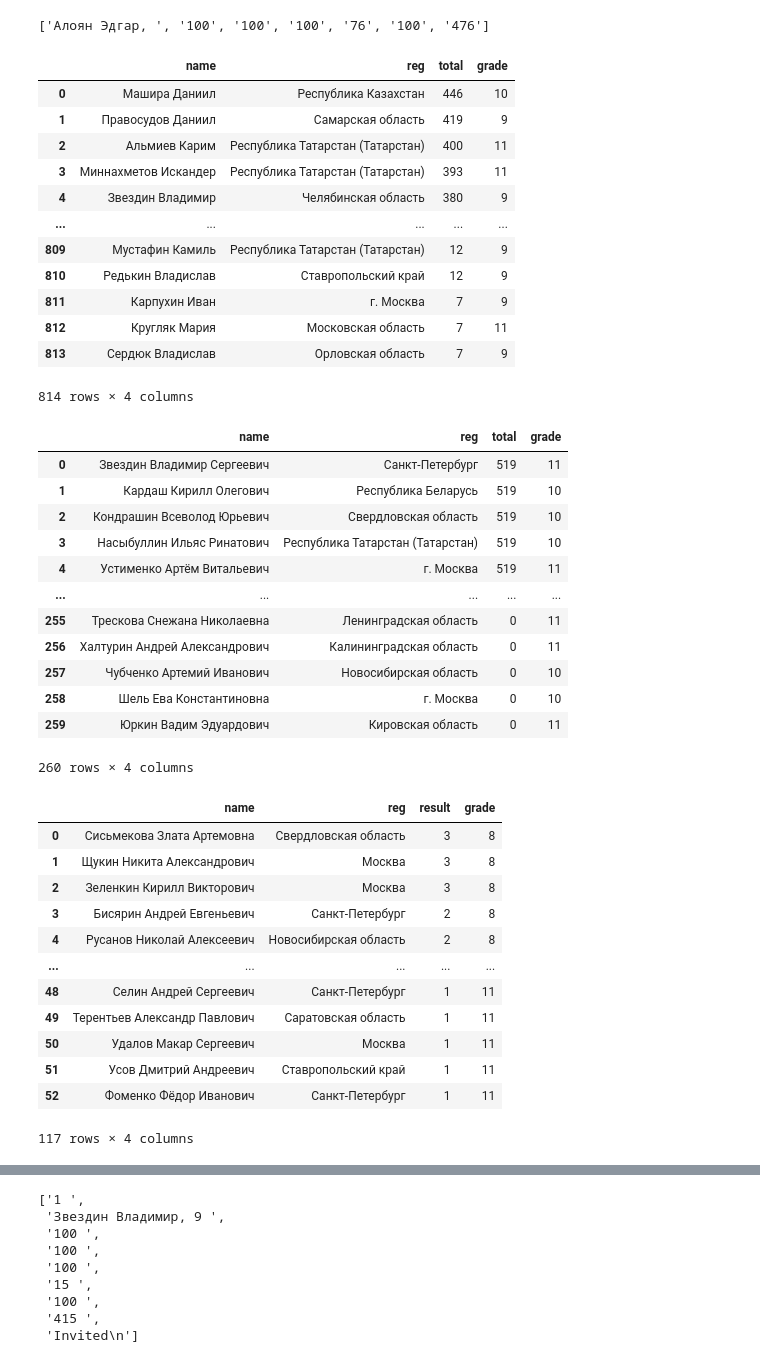
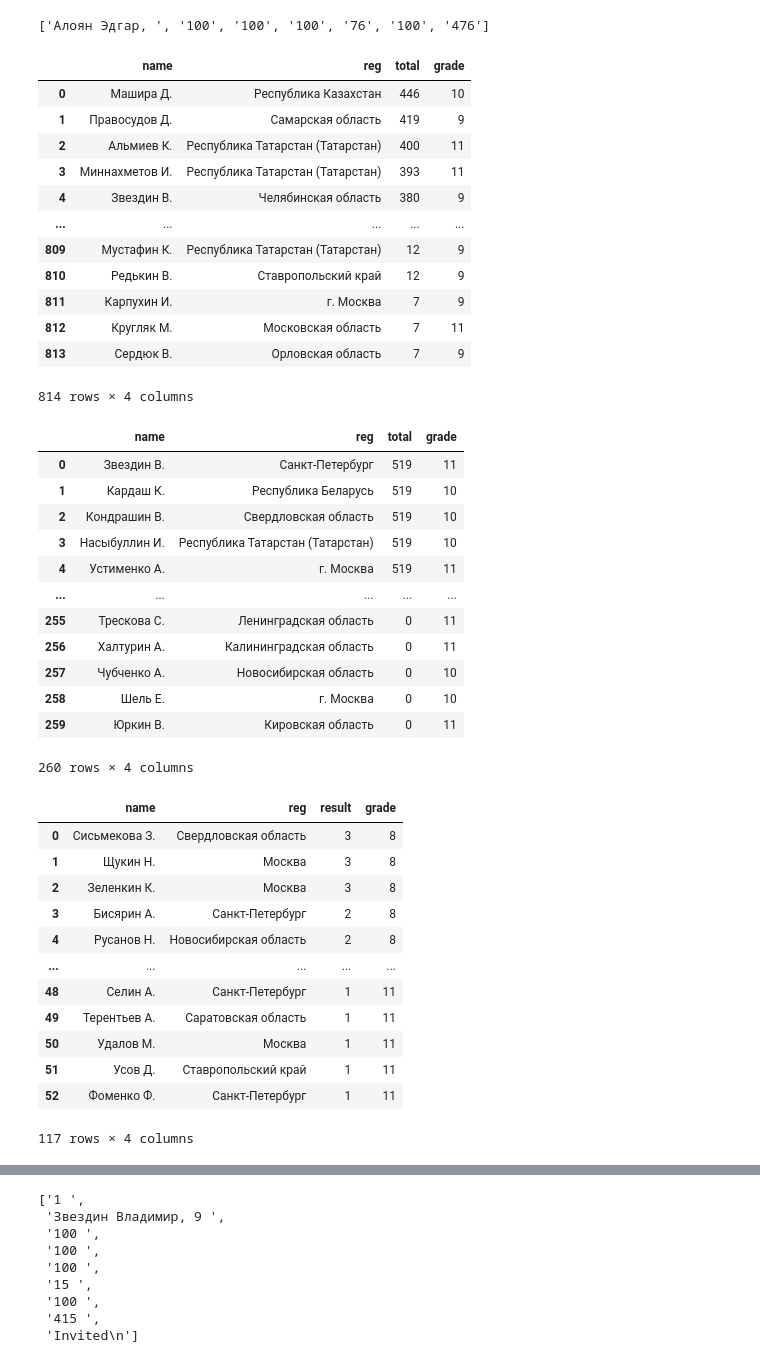
Before and after one commit to VladG00dmanPersonal/LMSH_AI_HACK, a Jupyter notebook: ОБРАБОТКА/raw/idk.ipynb, the cells around one changed output, grey strips where cells are left out. Cells and saved outputs as stored; diff of their text form; code cells hidden in the pictures.

```diff
--- a/ОБРАБОТКА/raw/idk.ipynb
+++ b/ОБРАБОТКА/raw/idk.ipynb
@@ -108,6 +108,16 @@ def get_region(s):
             return i
     return ''
 
+def initials(s):
+    if s != s:
+        return s
+    a = s.split()
+    if len(a) < 2:
+        return np.nan
+    if len(a[1]) > 2:
+        a[1] = a[1][0] + '.'
+    return a[0] + ' ' + a[1]
+
 def remove_times(a):
     return [i for i in a if ':' not in i]
 
@@ -186,46 +199,46 @@ split_name(trim_cols(11, idk4(inn1[1])[1:]))
 # %%
 with open('innopolis_2') as f:
     inn2 = f.readlines()
 df_inn2 = pd.DataFrame(map(lambda s: compr(idk(split_name(trim_cols(11, idk4(s)[1:])))), inn2), columns=['name', 'reg', 'total'])
 df_inn2['grade'] = df_inn2['name'].map(lambda s: opt(s.split(', '), 1))
-df_inn2['name'] = df_inn2['name'].map(lambda s: opt(s.split(', '), 0))
+df_inn2['name'] = df_inn2['name'].map(lambda s: opt(s.split(', '), 0)).map(initials)
 df_inn2.to_csv('innopolis_2.csv', index=False)
 df_inn2
 # %% [output]
 |  | name | reg | total | grade |
-| 0 | Машира Даниил | Республика Казахстан | 446 | 10 |
-| 1 | Правосудов Даниил | Самарская область | 419 | 9 |
-| 2 | Альмиев Карим | Республика Татарстан (Татарстан) | 400 | 11 |
-| 3 | Миннахметов Искандер | Республика Татарстан (Татарстан) | 393 | 11 |
-| 4 | Звездин Владимир | Челябинская область | 380 | 9 |
+| 0 | Машира Д. | Республика Казахстан | 446 | 10 |
+| 1 | Правосудов Д. | Самарская область | 419 | 9 |
+| 2 | Альмиев К. | Республика Татарстан (Татарстан) | 400 | 11 |
+| 3 | Миннахметов И. | Республика Татарстан (Татарстан) | 393 | 11 |
+| 4 | Звездин В. | Челябинская область | 380 | 9 |
 | ... | ... | ... | ... | ... |
-| 809 | Мустафин Камиль | Республика Татарстан (Татарстан) | 12 | 9 |
-| 810 | Редькин Владислав | Ставропольский край | 12 | 9 |
-| 811 | Карпухин Иван | г. Москва | 7 | 9 |
-| 812 | Кругляк Мария | Московская область | 7 | 11 |
-| 813 | Сердюк Владислав | Орловская область | 7 | 9 |
+| 809 | Мустафин К. | Республика Татарстан (Татарстан) | 12 | 9 |
+| 810 | Редькин В. | Ставропольский край | 12 | 9 |
+| 811 | Карпухин И. | г. Москва | 7 | 9 |
+| 812 | Кругляк М. | Московская область | 7 | 11 |
+| 813 | Сердюк В. | Орловская область | 7 | 9 |
 814 rows × 4 columns
 # %%
 with open('innopolis_3') as f:
     inn3 = f.readlines()
 df_inn3 = pd.DataFrame(map(lambda s: compr(idk(split_name(trim_cols(11, idk4(s)[1:])))), inn3), columns=['name', 'reg', 'total'])
 df_inn3['grade'] = df_inn3['name'].map(lambda s: opt(s.split(', '), 1))
-df_inn3['name'] = df_inn3['name'].map(lambda s: opt(s.split(', '), 0))
+df_inn3['name'] = df_inn3['name'].map(lambda s: opt(s.split(', '), 0)).map(initials)
 df_inn3.to_csv('innopolis_3.csv', index=False)
 df_inn3
 # %% [output]
 |  | name | reg | total | grade |
-| 0 | Звездин Владимир Сергеевич | Санкт-Петербург | 519 | 11 |
-| 1 | Кардаш Кирилл Олегович | Республика Беларусь | 519 | 10 |
-| 2 | Кондрашин Всеволод Юрьевич | Свердловская область | 519 | 10 |
-| 3 | Насыбуллин Ильяс Ринатович | Республика Татарстан (Татарстан) | 519 | 10 |
-| 4 | Устименко Артём Витальевич | г. Москва | 519 | 11 |
+| 0 | Звездин В. | Санкт-Петербург | 519 | 11 |
+| 1 | Кардаш К. | Республика Беларусь | 519 | 10 |
+| 2 | Кондрашин В. | Свердловская область | 519 | 10 |
+| 3 | Насыбуллин И. | Республика Татарстан (Татарстан) | 519 | 10 |
+| 4 | Устименко А. | г. Москва | 519 | 11 |
 | ... | ... | ... | ... | ... |
-| 255 | Трескова Снежана Николаевна | Ленинградская область | 0 | 11 |
-| 256 | Халтурин Андрей Александрович | Калининградская область | 0 | 11 |
-| 257 | Чубченко Артемий Иванович | Новосибирская область | 0 | 10 |
-| 258 | Шель Ева Константиновна | г. Москва | 0 | 10 |
-| 259 | Юркин Вадим Эдуардович | Кировская область | 0 | 11 |
+| 255 | Трескова С. | Ленинградская область | 0 | 11 |
+| 256 | Халтурин А. | Калининградская область | 0 | 11 |
+| 257 | Чубченко А. | Новосибирская область | 0 | 10 |
+| 258 | Шель Е. | г. Москва | 0 | 10 |
+| 259 | Юркин В. | Кировская область | 0 | 11 |
 260 rows × 4 columns
 # %%
 with open('itmo_8') as f:
@@ -257,21 +270,22 @@ df_itmo['result'] = df_itmo['result'].map(parse_result)
 df_itmo['grade'] = 11
 df_itmo11 = df_itmo
 df_itmo = pd.concat([df_itmo8, df_itmo9, df_itmo10, df_itmo11])
+df_itmo['name'] = df_itmo['name'].map(initials)
 df_itmo.to_csv('itmo.csv', index=False)
 df_itmo
 # %% [output]
 |  | name | reg | result | grade |
-| 0 | Сисьмекова Злата Артемовна | Свердловская область | 3 | 8 |
-| 1 | Щукин Никита Александрович | Москва | 3 | 8 |
-| 2 | Зеленкин Кирилл Викторович | Москва | 3 | 8 |
-| 3 | Бисярин Андрей Евгеньевич | Санкт-Петербург | 2 | 8 |
-| 4 | Русанов Николай Алексеевич | Новосибирская область | 2 | 8 |
+| 0 | Сисьмекова З. | Свердловская область | 3 | 8 |
+| 1 | Щукин Н. | Москва | 3 | 8 |
+| 2 | Зеленкин К. | Москва | 3 | 8 |
+| 3 | Бисярин А. | Санкт-Петербург | 2 | 8 |
+| 4 | Русанов Н. | Новосибирская область | 2 | 8 |
 | ... | ... | ... | ... | ... |
-| 48 | Селин Андрей Сергеевич | Санкт-Петербург | 1 | 11 |
-| 49 | Терентьев Александр Павлович | Саратовская область | 1 | 11 |
-| 50 | Удалов Макар Сергеевич | Москва | 1 | 11 |
-| 51 | Усов Дмитрий Андреевич | Ставропольский край | 1 | 11 |
-| 52 | Фоменко Фёдор Иванович | Санкт-Петербург | 1 | 11 |
+| 48 | Селин А. | Санкт-Петербург | 1 | 11 |
+| 49 | Терентьев А. | Саратовская область | 1 | 11 |
+| 50 | Удалов М. | Москва | 1 | 11 |
+| 51 | Усов Д. | Ставропольский край | 1 | 11 |
+| 52 | Фоменко Ф. | Санкт-Петербург | 1 | 11 |
 117 rows × 4 columns
 # %%
 with open('vuz_akadem') as f:
```
Also changed, not shown: parts of 12 cells of this notebook, 15 other files.
